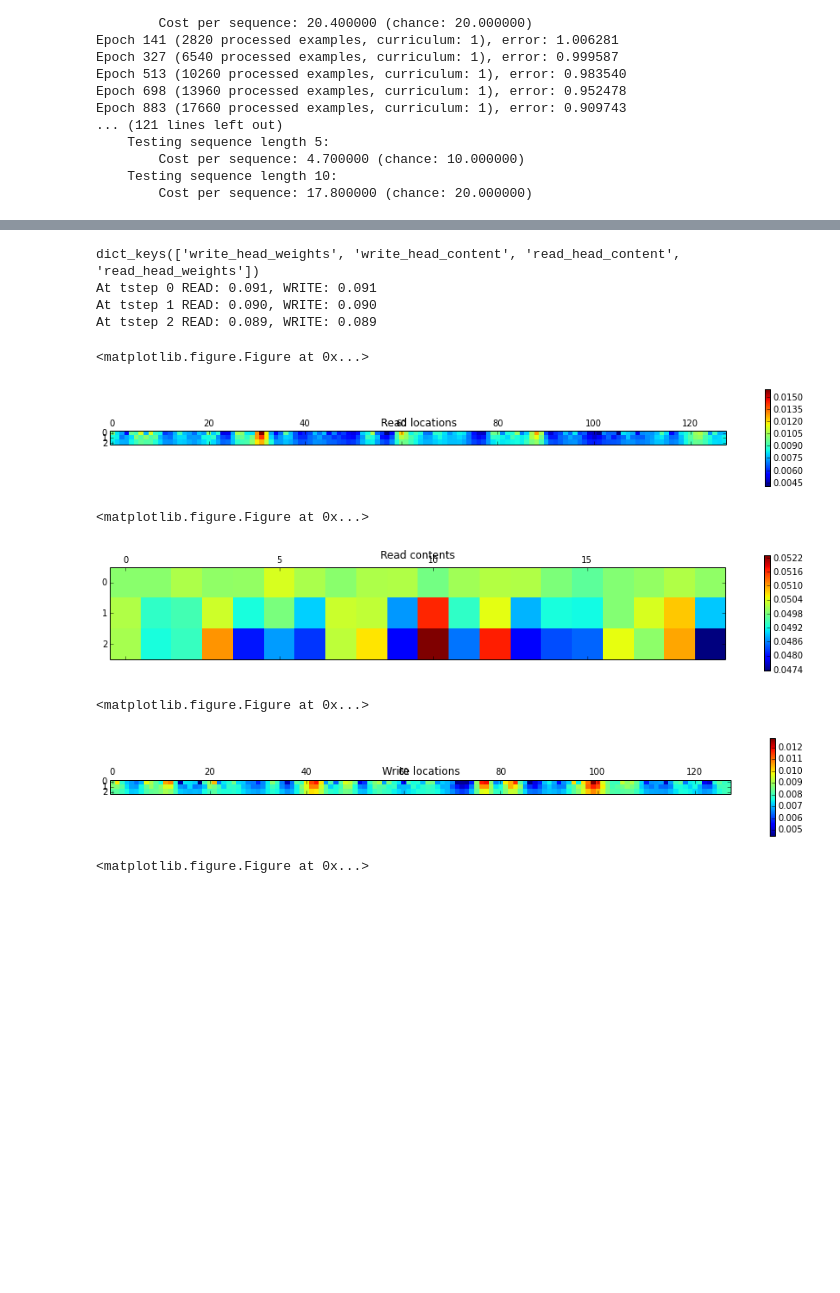
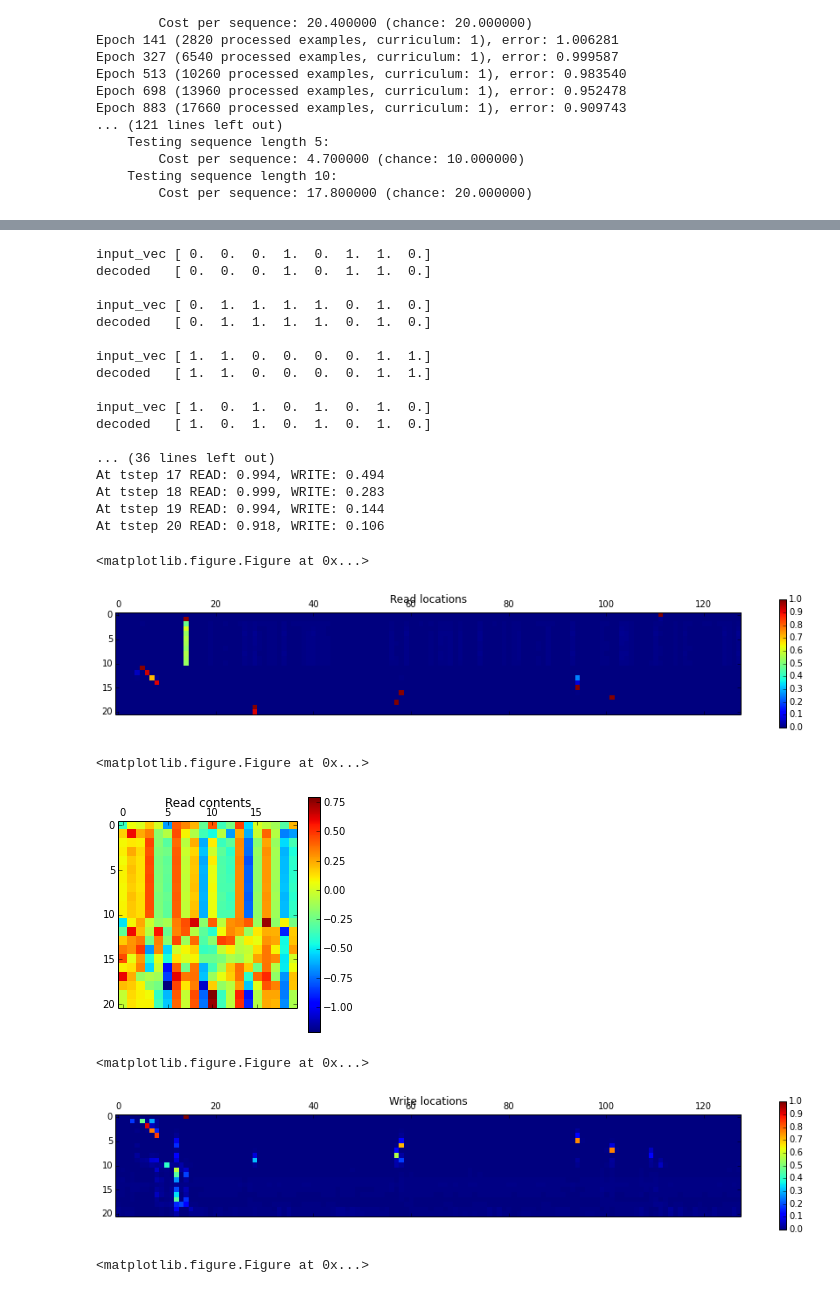
Before and after one commit to dali-ml/dali-cython, a Jupyter notebook: notebooks/NTM.ipynb, the cells around one changed output, grey strips where cells are left out. Saved outputs shown, nothing was run; the diff lists cells and outputs as text; code cells hidden in the pictures; blank space fills up the shorter version.

```diff
--- a/notebooks/NTM.ipynb
+++ b/notebooks/NTM.ipynb
@@ -288,6 +286,11 @@ class MLP(object):
         for l in self.layers:
             ret.extend(l.parameters())
         return ret
+
+    def name_parameters(self, prefix):
+        self.input_layer.name_parameters(prefix + "_input_layer")
+        for layer_idx, layer in enumerate(self.layers):
+            layer.name_parameters(prefix + '_layer%d' % (layer_idx,))
 # %%
 def row_by_scalar(a,b):
     return D.MatOps.eltmul(a, b, broadcast=True, axis=0)
@@ -519,8 +544,30 @@ ntm_model = NTM(input_size=INPUT_SIZE,
 # %%
+INPUT_SIZE           = 8
+MAX_TRAIN_SEQ_LENGTH = 10
+
+
+HIDDENS          = [100]
+
+BATCH_SIZE       = 1
+assert BATCH_SIZE == 1
+
+MEMORY_LOCATIONS = 128
+MEMORY_SIZE      = 20
+ntm_model = NTM(input_size=INPUT_SIZE,
+                hiddens=HIDDENS,
+                output_size=INPUT_SIZE,
+                num_read_heads=1,
+                num_write_heads=1,
+                memory_locations=MEMORY_LOCATIONS,
+                memory_size=MEMORY_SIZE,
+                controller_type='mlp')
+ntm_model.name_parameters('ntm')
+
 #solver = Solver("rmsprop", learning_rate=0.00003, decay_rate=0.9, smooth_eps=1e-4)
-solver = Solver("rmsprop", learning_rate=1e-5, decay_rate=0.9, smooth_eps=1e-4, clipval=10.0)
-#solver = Solver("sgd", learning_rate=1e-2, clipval=10.0)
+solver = Solver(ntm_model.parameters(), "rmsprop",  learning_rate=1e-4,
+                decay_rate=0.9, smooth_eps=1e-6, clipval=10.0)
+# solver = Solver(ntm_model.parameters(), "rmsprop_momentum",
+#                 learning_rate=1e-5)#, regc=1e-4)
+# solver = Solver(ntm_model.parameters(), "adadelta", regc=1e-3, clipval=1.0)
+#olver = Solver(ntm_model.parameters(), "sgd", learning_rate=1e-2, clipval=10.0)
 # solver = Solver("adagrad", learning_rate=0.00001, clipval=10.0)
-
-errors = evaluate_copy(ntm_model, solver, INPUT_SIZE, MAX_TRAIN_SEQ_LENGTH, batch_size=BATCH_SIZE,
-                      epochs=100990, debug=False)
@@ -547,7 +679,6 @@ def combine_access(accesses):
     return res, norms
 
 def inspect(model):
-    empty_input      = D.Mat.zeros((1,INPUT_SIZE), constant=True)
     start_prediction = D.Mat.ones((1,INPUT_SIZE), constant=True)
     c = Capture()
     with D.NoBackprop():
@@ -560,47 +691,63 @@ def inspect(model):
             state = model.activate(start_prediction, state)
             for input_vec in example:
                 decoded = np.round(model.decode(state).sigmoid().w)
-                state = model.activate(empty_input, state)
+                print("input_vec", input_vec.w[0])
+                print("decoded  ",   decoded[0])
+                print("")
+                state = model.activate(start_prediction, state)
     reads, read_norms  = combine_access(c.state["read_head_weights"])
     writes, write_norms = combine_access(c.state["write_head_weights"])
 
     print(c.state.keys())
 
     plt.figure()
     r = plt.matshow(reads)
     plt.title("Read locations")
     plt.colorbar(r)
 
     read_contents, _ = combine_access(c.state["read_head_content"])
     plt.figure()
     r = plt.matshow(read_contents)
     plt.title("Read contents")
     plt.colorbar(r)
 
     plt.figure()
     w = plt.matshow(writes)
     plt.title("Write locations")
     plt.colorbar(w)
 
     write_contents, _ = combine_access(c.state["write_head_content"])
     plt.figure()
     r = plt.matshow(write_contents)
     plt.title("Write contents")
     plt.colorbar(r)
 
     for idx, (read_n, write_n) in enumerate(zip(read_norms, write_norms)):
         print("At tstep %d READ: %.3f, WRITE: %.3f" % (idx, read_n, write_n))
 
 inspect(ntm_model)
 # %% [output]
-dict_keys(['write_head_weights', 'write_head_content', 'read_head_content', 'read_head_weights'])
-At tstep 0 READ: 0.091, WRITE: 0.091
-At tstep 1 READ: 0.090, WRITE: 0.090
-At tstep 2 READ: 0.089, WRITE: 0.089
+input_vec [ 0.  0.  0.  1.  0.  1.  1.  0.]
+decoded   [ 0.  0.  0.  1.  0.  1.  1.  0.]
+
+input_vec [ 0.  1.  1.  1.  1.  0.  1.  0.]
+decoded   [ 0.  1.  1.  1.  1.  0.  1.  0.]
+
+input_vec [ 1.  1.  0.  0.  0.  0.  1.  1.]
+decoded   [ 1.  1.  0.  0.  0.  0.  1.  1.]
+
+input_vec [ 1.  0.  1.  0.  1.  0.  1.  0.]
+decoded   [ 1.  0.  1.  0.  1.  0.  1.  0.]
+
+... (36 lines left out)
+At tstep 17 READ: 0.994, WRITE: 0.494
+At tstep 18 READ: 0.999, WRITE: 0.283
+At tstep 19 READ: 0.994, WRITE: 0.144
+At tstep 20 READ: 0.918, WRITE: 0.106
 <matplotlib.figure.Figure at 0x...>
-[figure, old version]
+[figure, new version]
 <matplotlib.figure.Figure at 0x...>
-[figure, old version]
+[figure, new version]
 <matplotlib.figure.Figure at 0x...>
-[figure, old version]
+[figure, new version]
 <matplotlib.figure.Figure at 0x...>
```
Also changed, not shown: parts of 18 cells of this notebook, 6 other files.
